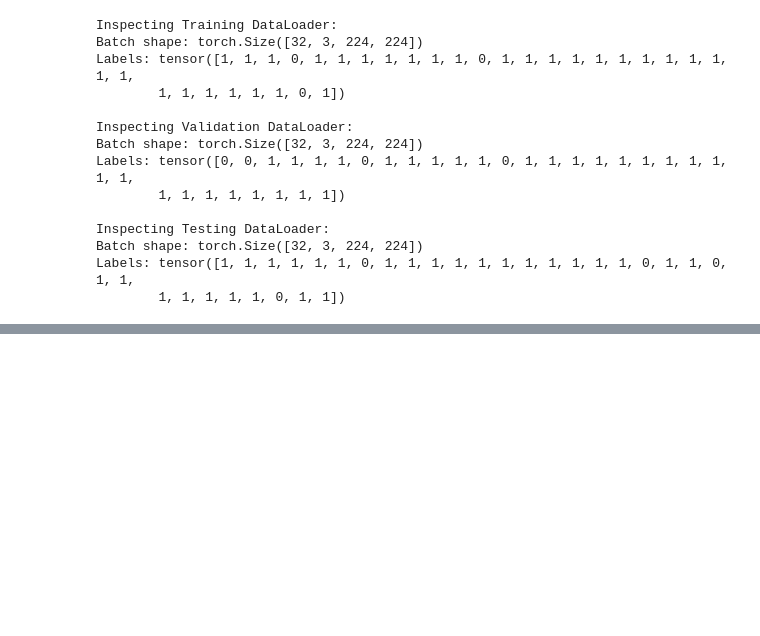
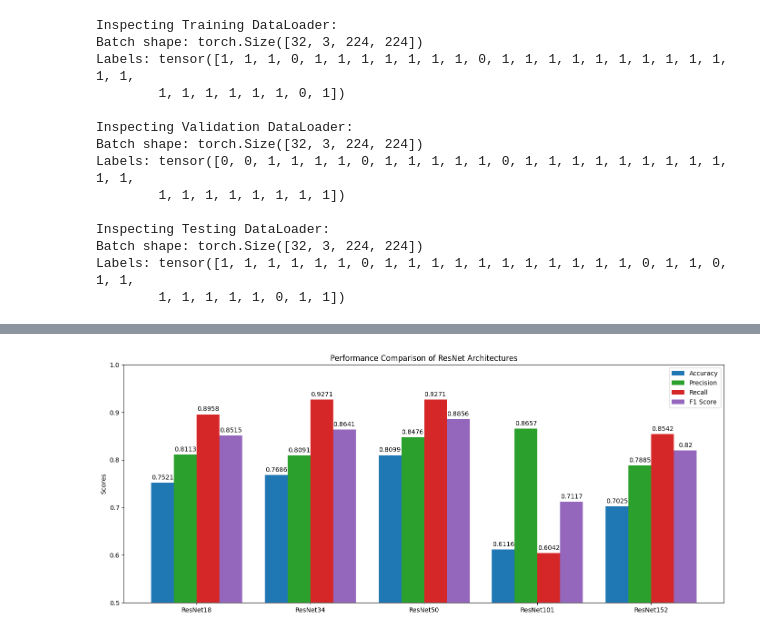
Before and after one commit to sihvn/AI-DeepFake, a Jupyter notebook: resnet50.ipynb, the cells around one changed output, grey strips where cells are left out. Saved outputs shown, nothing was run; the diff lists cells and outputs as text; code cells hidden in the pictures; blank space fills up the shorter version.

```diff
--- a/resnet50.ipynb
+++ b/resnet50.ipynb
@@ -345,0 +481,48 @@ Test - Accuracy: 0.5255, Precision: 0.8493, Recall: 0.5345, F1 Score: 0.6561
+# %%
+import matplotlib.pyplot as plt
+import numpy as np
+
+# ResNet Architectures and their performance metrics
+resnets = ['ResNet18', 'ResNet34', 'ResNet50', 'ResNet101', 'ResNet152']
+accuracy = [0.7521, 0.7686, 0.8099, 0.6116, 0.7025]
+precision = [0.8113, 0.8091, 0.8476, 0.8657, 0.7885]
+recall = [0.8958, 0.9271, 0.9271, 0.6042, 0.8542]
+f1_scores = [0.8515, 0.8641, 0.8856, 0.7117, 0.8200]
+
+x = np.arange(len(resnets))  # the label locations
+width = 0.2  # the width of the bars
+
+fig, ax = plt.subplots(figsize=(14, 6))
+
+# Plotting each metric
+rects1 = ax.bar(x - width*1.5, accuracy, width, label='Accuracy', color='tab:blue')
+rects2 = ax.bar(x - width/2, precision, width, label='Precision', color='tab:green')
+rects3 = ax.bar(x + width/2, recall, width, label='Recall', color='tab:red')
+rects4 = ax.bar(x + width*1.5, f1_scores, width, label='F1 Score', color='tab:purple')
+
+# Add some text for labels, title, and custom x-axis tick labels, etc.
+ax.set_ylabel('Scores')
+ax.set_title('Performance Comparison of ResNet Architectures')
+ax.set_xticks(x)
+ax.set_xticklabels(resnets)
+ax.legend()
+
+# Adding bar labels for clear comparison
+def add_bar_labels(rects):
+    for rect in rects:
+        height = rect.get_height()
+        ax.annotate('{}'.format(round(height, 4)),
+                    xy=(rect.get_x() + rect.get_width() / 2, height),
+                    xytext=(0, 3),  # 3 points vertical offset
+                    textcoords="offset points",
+                    ha='center', va='bottom')
+
+add_bar_labels(rects1)
+add_bar_labels(rects2)
+add_bar_labels(rects3)
+add_bar_labels(rects4)
+ax.set_ylim(0.5, 1.0)
+fig.tight_layout()
+plt.show()
+# %% [output]
+[figure, added]
```
Also changed, not shown: parts of 20 cells of this notebook.
